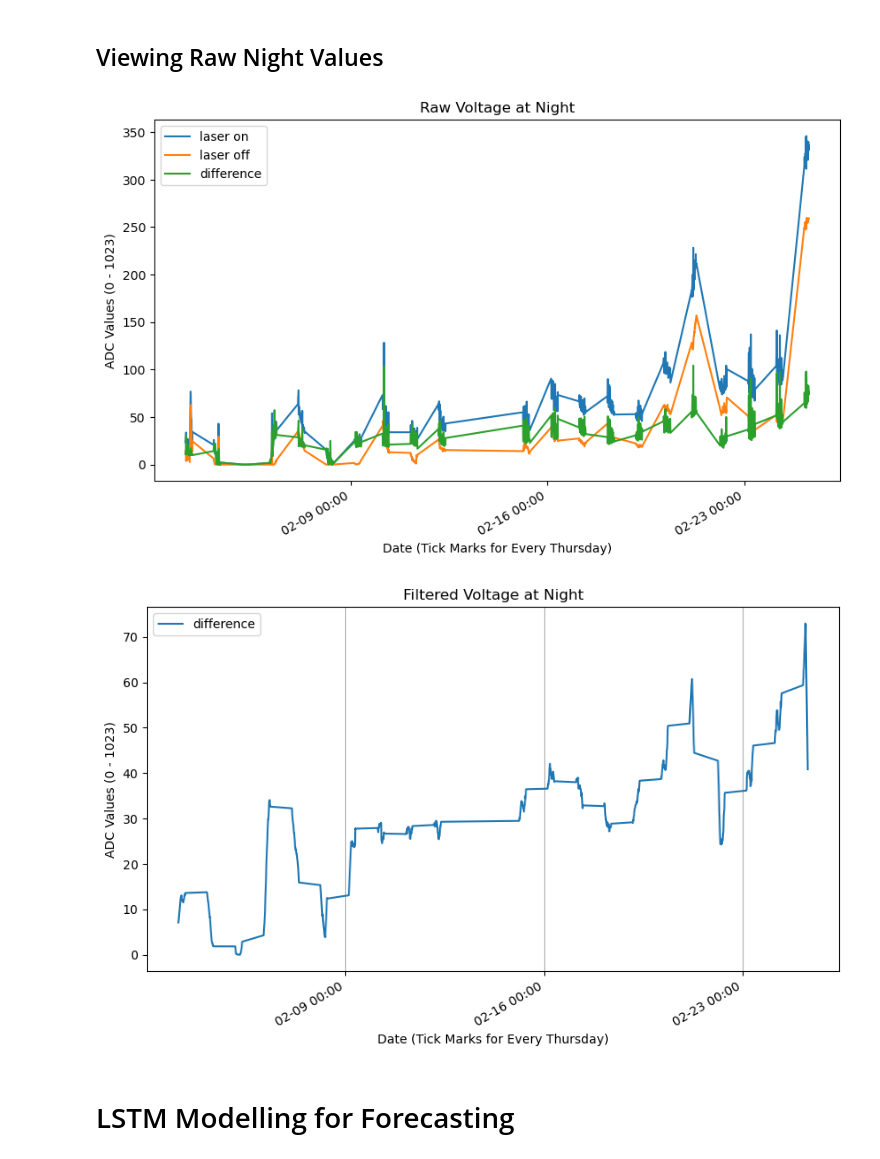
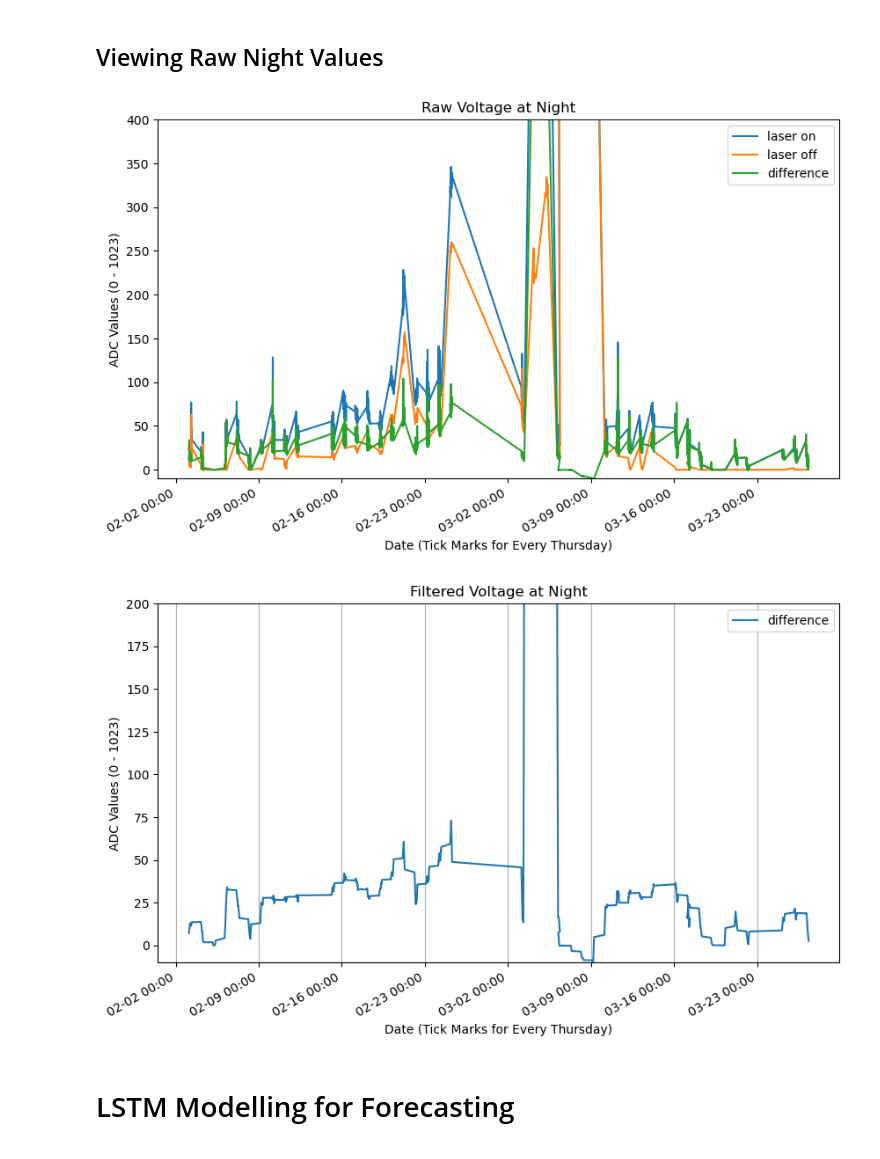
Before and after one commit to wFairmanOlin/Biomass, a Jupyter notebook: prediction/LSTM.ipynb, the cells around one changed output. Drawn from its saved outputs; the diff is of its cells as text; code cells hidden in the pictures.

Commit message:
added data from March

```diff
--- a/prediction/LSTM.ipynb
+++ b/prediction/LSTM.ipynb
@@ -95,24 +118,11 @@ def moving_average(x, n=4):
 # %% [markdown]
 ### Importing CSV data
 # %%
-folder = "../data/02_23/"
-#get sub folders with data and sort by ascending date
-sub_dir = sorted(os.listdir(folder))
-#filter for only valid sub-folders
-files = []
-file_filter = re.compile("[0-3][0-9]_to_[0-2][0-9]_start*")
-for file in sub_dir:
-    if file_filter.match(file):
-        files.append(file)
+dir = "../data/"
 
-#merge multiple days
-df = pd.DataFrame()
-for file in files:
-    path = folder + file + '/' + "GOLAYSEQ.CSV"
-    start_time = "2023-02-" + file[:2] + "-" + file[15:17] + "-" + file[18:20]
-
-    df_dum = preprocessing(pd.read_csv(path), start_time)
-    df = pd.concat([df, df_dum], ignore_index=True)
+#import feburary and march data
+df = import_folder(dir + "02_23/")
+df = pd.concat([df, import_folder(dir + "03_23/")])
 # %%
 df.head()
 # %% [output]
@@ -162,41 +172,43 @@ plt.show()
 night_data = df[(df["datetime"].dt.hour >= 22) | (df["datetime"].dt.hour < 4)].copy()
 
 #create arrays
-time = night_data["datetime"].unique()
-voltage_on = np.zeros(len(time))
-voltage_off = np.zeros(len(time))
+meas_time = night_data["datetime"].unique()
+voltage_on = np.zeros(len(meas_time))
+voltage_off = np.zeros(len(meas_time))
 
 # Compute mean ADC measurements for laser on and off measurements as a function of time
-for i, t in enumerate(time):
+for i, t in enumerate(meas_time):
     sub_ndf = night_data[night_data["datetime"] == t]
     voltage_on[i] = sub_ndf["value"][sub_ndf["name"] == "1"].mean()
     voltage_off[i] = sub_ndf["value"][sub_ndf["name"] == "0"].mean()
 
 # Compute difference
 voltage_diff = voltage_on - voltage_off
 
 plt.figure(figsize=(10,6))
-date_plotter(time, [voltage_on, voltage_off, voltage_diff])
+date_plotter(meas_time, [voltage_on, voltage_off, voltage_diff])
+plt.ylim([-10, 400])
 plt.title("Raw Voltage at Night")
 plt.ylabel("ADC Values (0 - 1023)")
 plt.legend(["laser on", "laser off", "difference"])
 plt.show()
 
 # Smooth Data
 on_avg = moving_average(voltage_on, n=12)
 off_avg = moving_average(voltage_off, n=12)
 diff_avg = moving_average(voltage_diff, n=24)
 
 plt.figure(figsize=(10,6))
-date_plotter(time, [diff_avg])
+date_plotter(meas_time, [diff_avg])
+plt.ylim([-10, 200])
 plt.grid(axis='x')
 plt.title("Filtered Voltage at Night")
 plt.ylabel("ADC Values (0 - 1023)")
 plt.legend(["difference"])
 plt.show()
 # %% [output]
-[figure, old version]
+[figure, new version]
-[figure, old version]
+[figure, new version]
 # %% [markdown]
 # LSTM Modelling for Forecasting
 # %%
```
Also changed, not shown: parts of 2 cells of this notebook, 18 other files.
